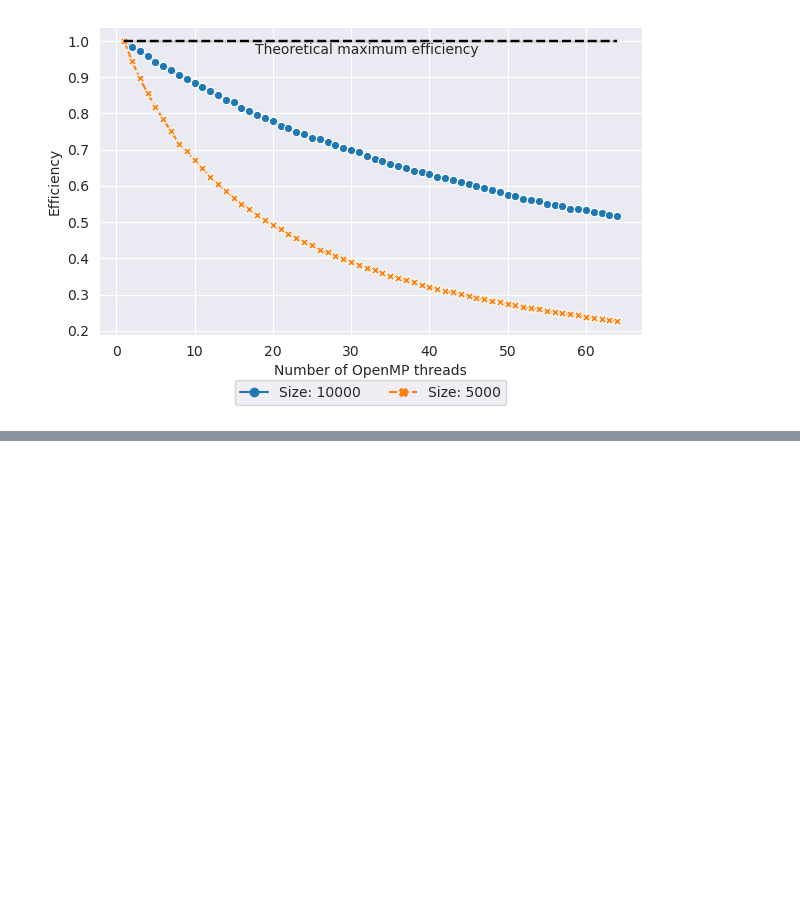
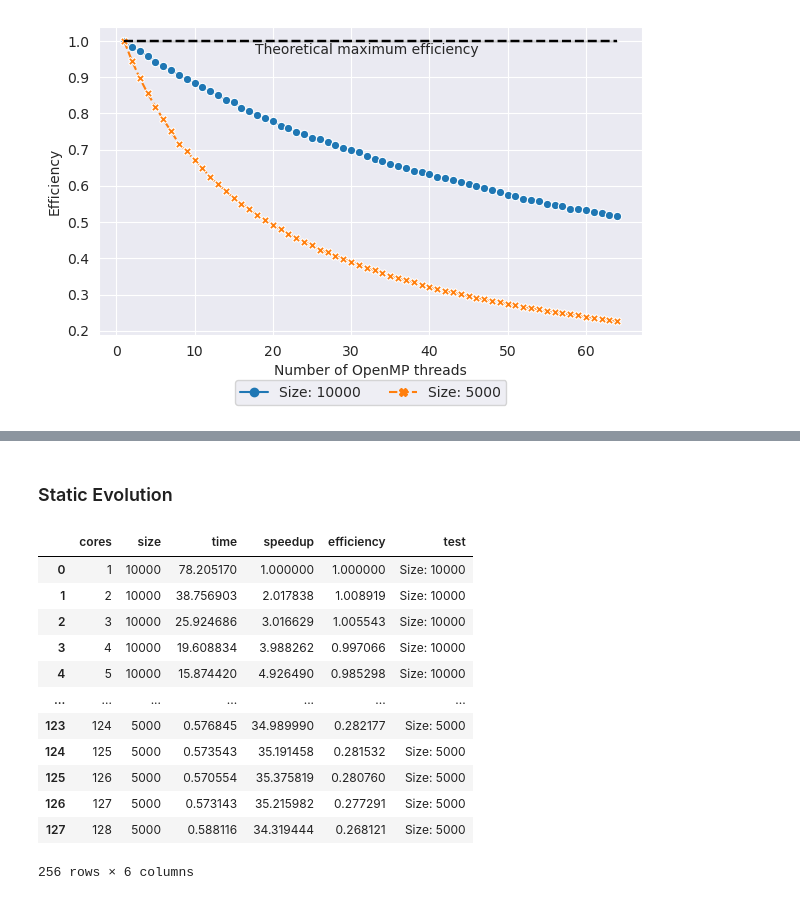
Before and after one commit to davidecapone/FHPC-Assignment, a Jupyter notebook: assignment_1/plots.ipynb, the cells around one changed output, grey strips where cells are left out. Cells and saved outputs as stored; diff of their text form; code cells hidden in the pictures; blank space fills up the shorter version.

```diff
--- a/assignment_1/plots.ipynb
+++ b/assignment_1/plots.ipynb
@@ -272,3 +350,27 @@ plt.show()
+# %% [markdown]
+### Static Evolution
+# %%
+# Load data
+MPI_static_10000 = get_summary('strong_MPI_static_10000', test='mpi')
+MPI_static_5000 = get_summary('strong_MPI_static_5000', test='mpi')
+
+MPI_static = pd.concat([MPI_static_10000, MPI_static_5000])
+
+MPI_static
+# %% [output]
+|  | cores | size | time | speedup | efficiency | test |
+| 0 | 1 | 10000 | 78.205170 | 1.000000 | 1.000000 | Size: 10000 |
+| 1 | 2 | 10000 | 38.756903 | 2.017838 | 1.008919 | Size: 10000 |
+| 2 | 3 | 10000 | 25.924686 | 3.016629 | 1.005543 | Size: 10000 |
+| 3 | 4 | 10000 | 19.608834 | 3.988262 | 0.997066 | Size: 10000 |
+| 4 | 5 | 10000 | 15.874420 | 4.926490 | 0.985298 | Size: 10000 |
+| ... | ... | ... | ... | ... | ... | ... |
+| 123 | 124 | 5000 | 0.576845 | 34.989990 | 0.282177 | Size: 5000 |
+| 124 | 125 | 5000 | 0.573543 | 35.191458 | 0.281532 | Size: 5000 |
+| 125 | 126 | 5000 | 0.570554 | 35.375819 | 0.280760 | Size: 5000 |
+| 126 | 127 | 5000 | 0.573143 | 35.215982 | 0.277291 | Size: 5000 |
+| 127 | 128 | 5000 | 0.588116 | 34.319444 | 0.268121 | Size: 5000 |
+256 rows × 6 columns
 # %%
 # Time plot
 plt.figure(figsize=(7, 4))
```
Also changed, not shown: parts of 14 cells of this notebook, 3 other files.
